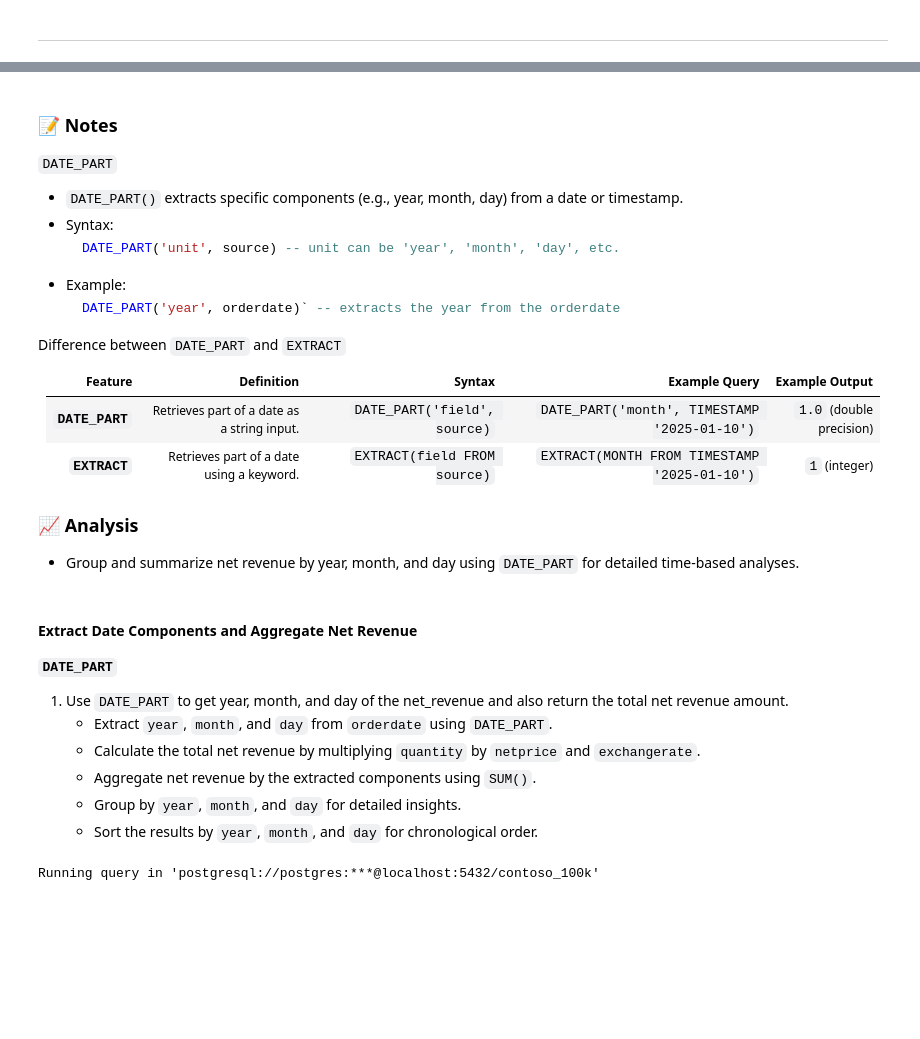
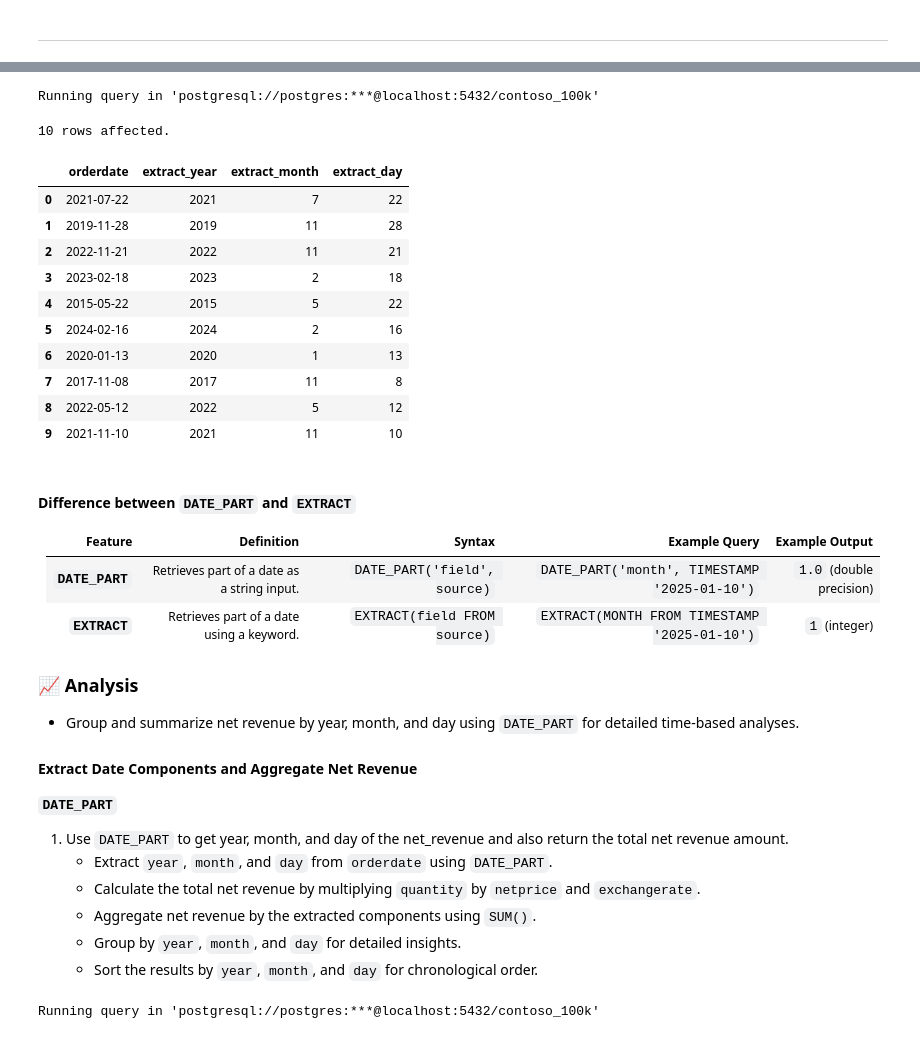
Before and after one commit to mgamzec/SQL_Data_Analytics_Project, a Jupyter notebook: 2_Date_Calculations/2_Date_Components.ipynb, the cells around one changed output, grey strips where cells are left out. Cells and saved outputs as stored; diff of their text form; code cells hidden in the pictures; blank space fills up the shorter version.

````diff
--- a/2_Date_Calculations/2_Date_Components.ipynb
+++ b/2_Date_Calculations/2_Date_Components.ipynb
@@ -74,18 +133,31 @@ Connecting to 'postgresql://postgres:***@localhost:5432/contoso_100k'
+# %%
+%%sql
+
+SELECT
+    orderdate,
+    EXTRACT(YEAR FROM orderdate) AS extract_year,
+    EXTRACT(MONTH FROM orderdate) AS extract_month,
+    EXTRACT(DAY FROM orderdate) AS extract_day
+FROM
+    sales
+ORDER BY RANDOM()
+LIMIT 10
+# %% [output]
+Running query in 'postgresql://postgres:***@localhost:5432/contoso_100k'
+10 rows affected.
+|  | orderdate | extract_year | extract_month | extract_day |
+| 0 | 2021-07-22 | 2021 | 7 | 22 |
+| 1 | 2019-11-28 | 2019 | 11 | 28 |
+| 2 | 2022-11-21 | 2022 | 11 | 21 |
+| 3 | 2023-02-18 | 2023 | 2 | 18 |
+| 4 | 2015-05-22 | 2015 | 5 | 22 |
+| 5 | 2024-02-16 | 2024 | 2 | 16 |
+| 6 | 2020-01-13 | 2020 | 1 | 13 |
+| 7 | 2017-11-08 | 2017 | 11 | 8 |
+| 8 | 2022-05-12 | 2022 | 5 | 12 |
+| 9 | 2021-11-10 | 2021 | 11 | 10 |
 # %% [markdown]
-### 📝 Notes
-
-`DATE_PART`
-- `DATE_PART()` extracts specific components (e.g., year, month, day) from a date or timestamp.
-- Syntax:
-  ```sql
-  DATE_PART('unit', source) -- unit can be 'year', 'month', 'day', etc.
-  ```
-- Example:
-  ```sql
-  DATE_PART('year', orderdate)` -- extracts the year from the orderdate
-  ```
-
-Difference between `DATE_PART` and `EXTRACT`
+#### Difference between `DATE_PART` and `EXTRACT`
 
 | Feature               | Definition                               | Syntax                                | Example Query                                   | Example Output       |
 |-----------------------|------------------------------------------|---------------------------------------|------------------------------------------------|----------------------|
@@ -95,17 +167,17 @@ Difference between `DATE_PART` and `EXTRACT`
 ### 📈 Analysis
 
 - Group and summarize net revenue by year, month, and day using `DATE_PART` for detailed time-based analyses.
+
+#### Extract Date Components and Aggregate Net Revenue
+
+**`DATE_PART`**
+
+1. Use `DATE_PART` to get year, month, and day of the net_revenue and also return the total net revenue amount.
+    - Extract `year`, `month`, and `day` from `orderdate` using `DATE_PART`.
+    - Calculate the total net revenue by multiplying `quantity` by `netprice` and `exchangerate`.
+    - Aggregate net revenue by the extracted components using `SUM()`.
+    - Group by `year`, `month`, and `day` for detailed insights.
+    - Sort the results by `year`, `month`, and `day` for chronological order.
-# %% [markdown]
-#### Extract Date Components and Aggregate Net Revenue
-
-**`DATE_PART`**
-
-1. Use `DATE_PART` to get year, month, and day of the net_revenue and also return the total net revenue amount.
-    - Extract `year`, `month`, and `day` from `orderdate` using `DATE_PART`.
-    - Calculate the total net revenue by multiplying `quantity` by `netprice` and `exchangerate`.
-    - Aggregate net revenue by the extracted components using `SUM()`.
-    - Group by `year`, `month`, and `day` for detailed insights.
-    - Sort the results by `year`, `month`, and `day` for chronological order.
 # %%
 %%sql
 
````
Also changed, not shown: parts of 17 cells of this notebook.
